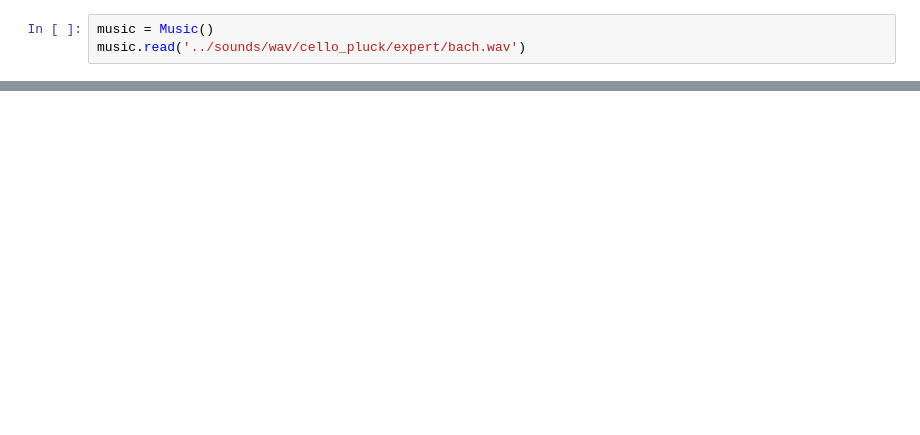
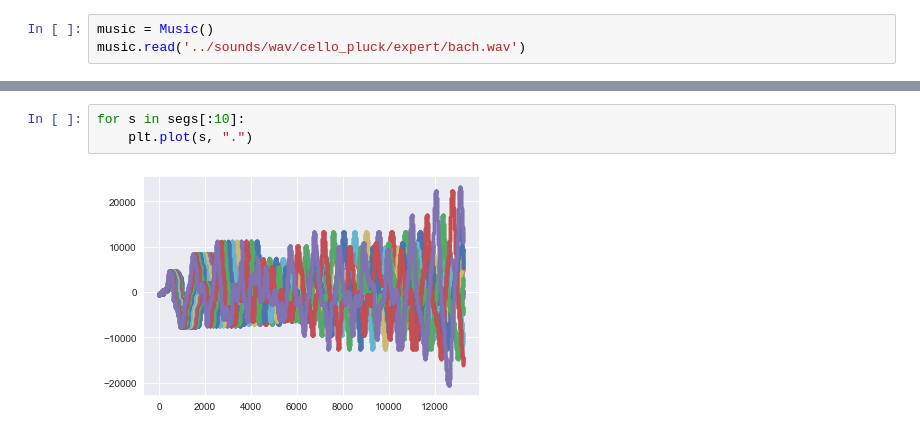
Before and after one commit to pstetz/Pitch-Perfect, a Jupyter notebook: in_progress/data_generator.ipynb, the cells around one changed output, grey strips where cells are left out. Drawn from its saved outputs; the diff is of its cells as text; blank space fills up the shorter version.

```diff
--- a/in_progress/data_generator.ipynb
+++ b/in_progress/data_generator.ipynb
@@ -65,0 +39,5 @@ _ = plt.legend()
+# %%
+for s in segs[:10]:
+    plt.plot(s, ".")
+# %% [output]
+[figure, added]
```
Also changed, not shown: parts of 5 cells of this notebook, 1 other file.
